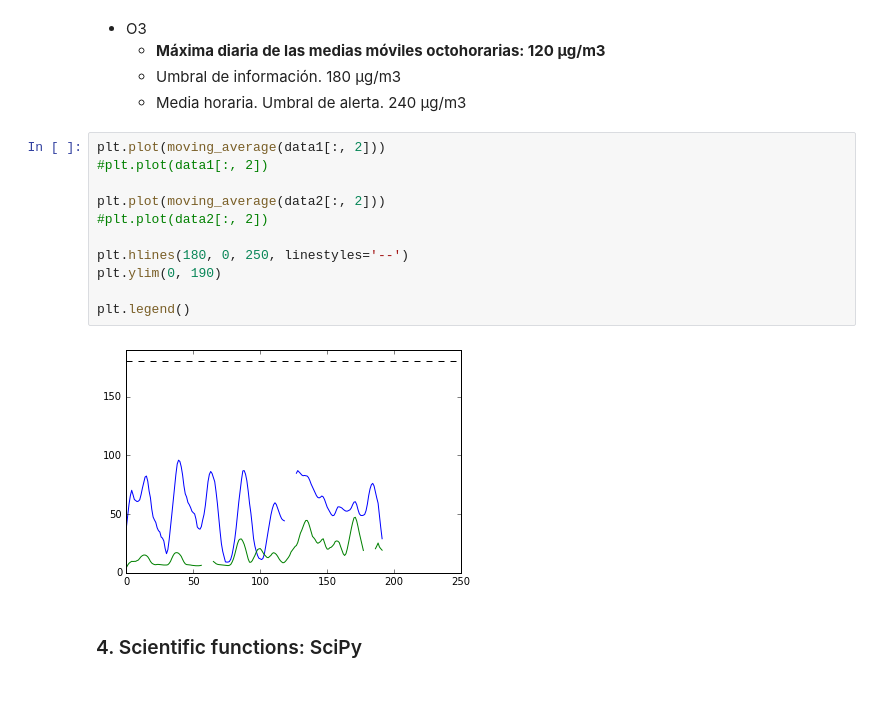
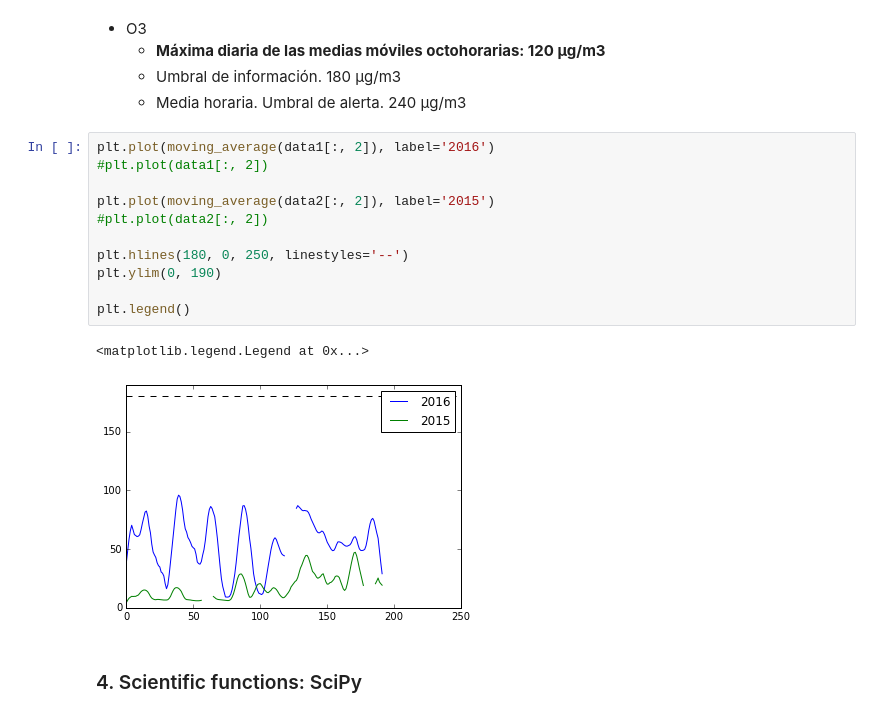
Before and after one commit to AeroPython/basic-python-packages-for-science, a Jupyter notebook: Basic Python Packages for Science.ipynb, the cells around one changed output. Cells and saved outputs as stored; diff of their text form.

```diff
--- a/Basic Python Packages for Science.ipynb
+++ b/Basic Python Packages for Science.ipynb
@@ -334,18 +333,19 @@ plt.legend()
     - Umbral de información. 180 µg/m3
     - Media horaria. Umbral de alerta. 240 µg/m3
 # %%
-plt.plot(moving_average(data1[:, 2]))
+plt.plot(moving_average(data1[:, 2]), label='2016')
 #plt.plot(data1[:, 2])
 
-plt.plot(moving_average(data2[:, 2]))
+plt.plot(moving_average(data2[:, 2]), label='2015')
 #plt.plot(data2[:, 2])
 
 plt.hlines(180, 0, 250, linestyles='--')
 plt.ylim(0, 190)
 
 plt.legend()
 # %% [output]
+<matplotlib.legend.Legend at 0x...>
-[figure, old version]
+[figure, new version]
 # %% [markdown]
 ### 4. Scientific functions: SciPy
 # %% [markdown]
```
Also changed, not shown: parts of 21 cells of this notebook, 2 other files.
